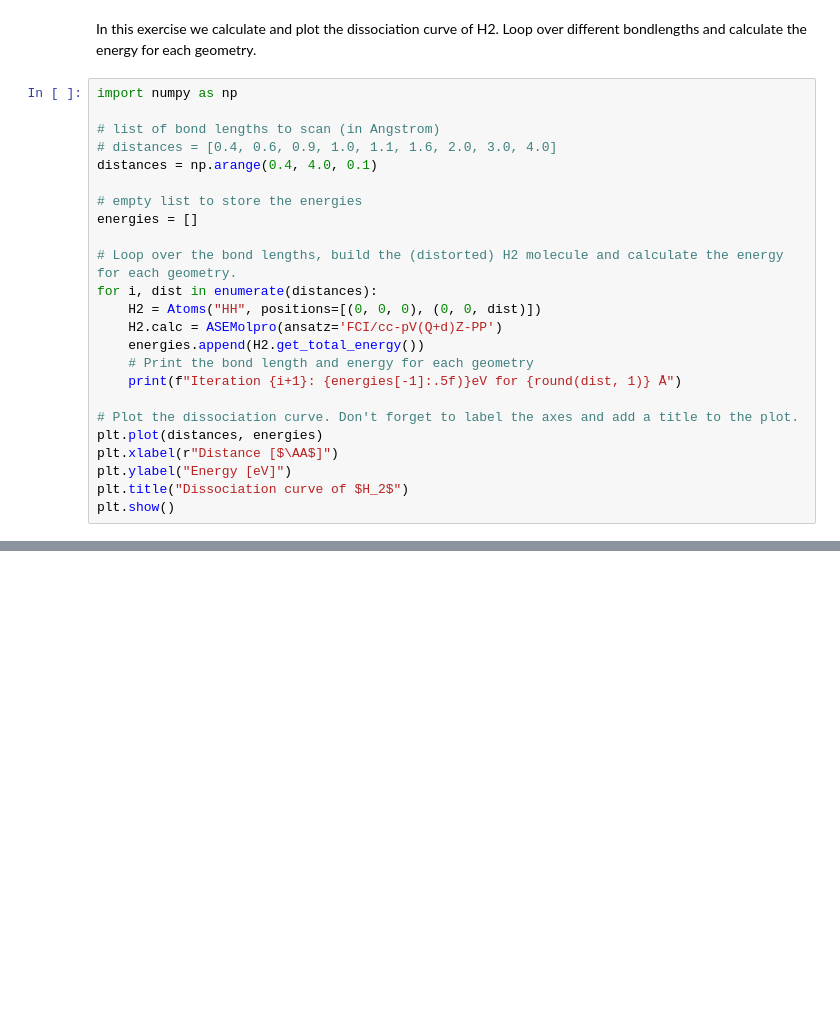
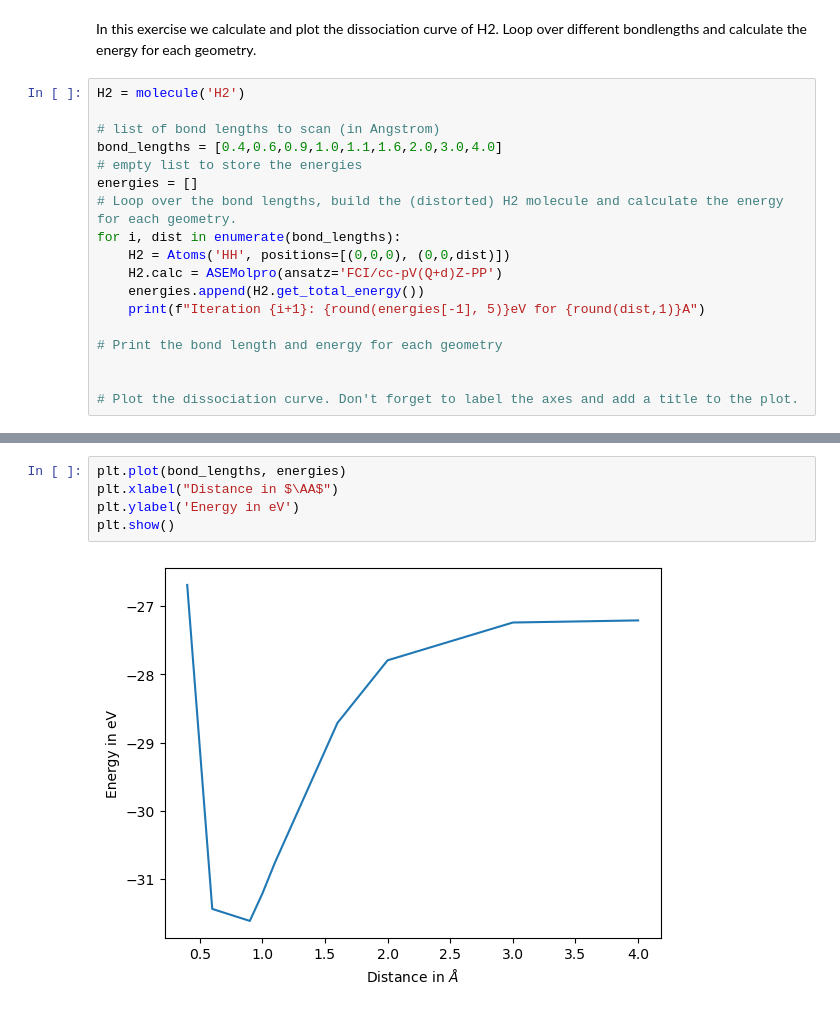
Before and after one commit to JulianBruegger996/Compchem, a Jupyter notebook: 2/Day2-GeometryOptimisation_PES.ipynb, the cells around one changed output, grey strips where cells are left out. Cells and saved outputs as stored; diff of their text form; blank space fills up the shorter version.

```diff
--- a/2/Day2-GeometryOptimisation_PES.ipynb
+++ b/2/Day2-GeometryOptimisation_PES.ipynb
@@ -182,27 +157,21 @@ Iterations for distorted water: 17 Iterations
 # %% [markdown]
 In this exercise we calculate and plot the dissociation curve of H2. Loop over different bondlengths and calculate the energy for each geometry.
 # %%
-import numpy as np
+H2 = molecule('H2')
 
 # list of bond lengths to scan (in Angstrom)
-# distances = [0.4, 0.6, 0.9, 1.0, 1.1, 1.6, 2.0, 3.0, 4.0]
-distances = np.arange(0.4, 4.0, 0.1)
-
+bond_lengths = [0.4,0.6,0.9,1.0,1.1,1.6,2.0,3.0,4.0]
 # empty list to store the energies
 energies = []
-
 # Loop over the bond lengths, build the (distorted) H2 molecule and calculate the energy for each geometry.
-for i, dist in enumerate(distances):
-    H2 = Atoms("HH", positions=[(0, 0, 0), (0, 0, dist)])
+for i, dist in enumerate(bond_lengths):
+    H2 = Atoms('HH', positions=[(0,0,0), (0,0,dist)])
     H2.calc = ASEMolpro(ansatz='FCI/cc-pV(Q+d)Z-PP')
     energies.append(H2.get_total_energy())
-    # Print the bond length and energy for each geometry
-    print(f"Iteration {i+1}: {energies[-1]:.5f)}eV for {round(dist, 1)} Å")
+    print(f"Iteration {i+1}: {round(energies[-1], 5)}eV for {round(dist,1)}A")
+
+# Print the bond length and energy for each geometry
+
 
 # Plot the dissociation curve. Don't forget to label the axes and add a title to the plot.
-plt.plot(distances, energies)
-plt.xlabel(r"Distance [$\AA$]")
-plt.ylabel("Energy [eV]")
-plt.title("Dissociation curve of $H_2$")
-plt.show()
 # %% [output]
@@ -226,0 +187,7 @@ Iteration 36: -27.21071eV for 3.9 Å
+# %%
+plt.plot(bond_lengths, energies)
+plt.xlabel("Distance in $\AA$")
+plt.ylabel('Energy in eV')
+plt.show()
+# %% [output]
+[figure, added]
```
Also changed, not shown: parts of 14 cells of this notebook, 1 other file.
